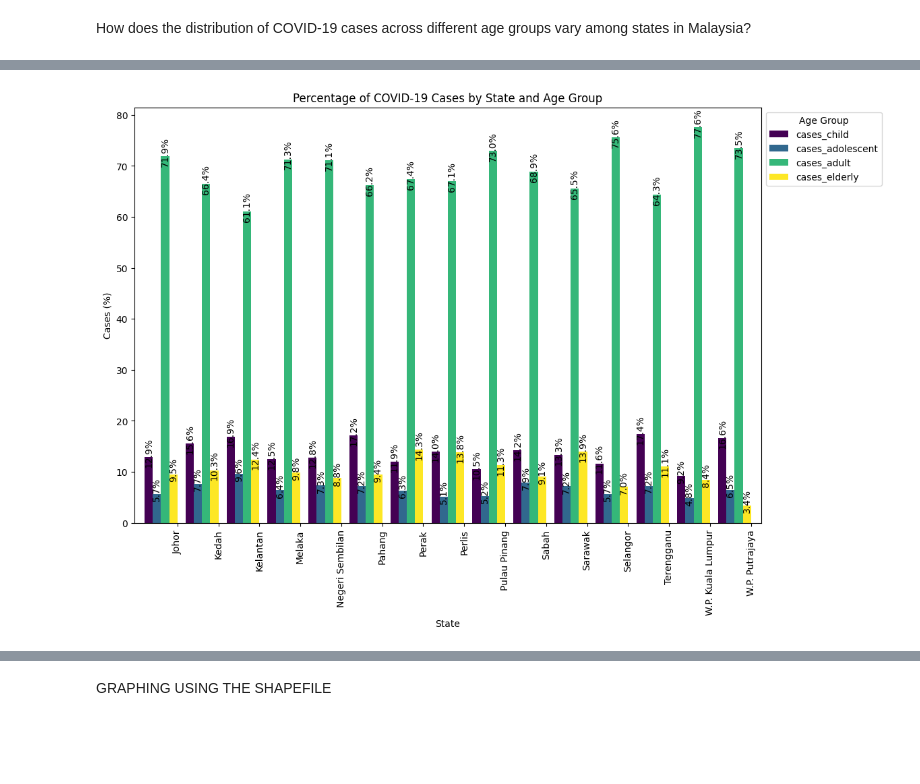
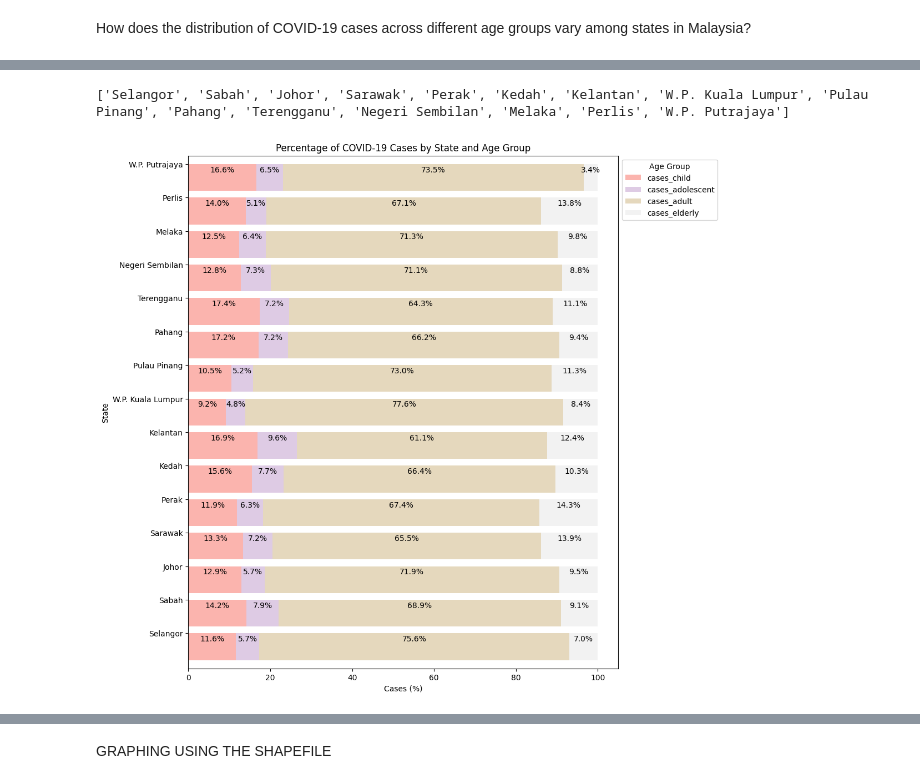
Before and after one commit to Fall23-DSCI-510/final-project-monabr4, a Jupyter notebook: results/graphing.ipynb, the cells around one changed output, grey strips where cells are left out. Saved outputs shown, nothing was run; the diff lists cells and outputs as text; code cells hidden in the pictures; blank space fills up the shorter version.

```diff
--- a/results/graphing.ipynb
+++ b/results/graphing.ipynb
@@ -33,5 +37,5 @@ FileNotFoundError: [Errno 2] No such file or directory: '/Users/mona/final-proje
 # %%
-csv_file_path = "/Users/mona/final-project-monabr4/data/final_covid_data.csv"
+csv_file_path = "/Users/mona/final-project-monabr4/data/processed/final_covid_data.csv"
 final_covid_data = pd.read_csv(csv_file_path)
 
 columns_to_sum = [
@@ -40,6 +44,4 @@ columns_to_sum = [
     'population', 'cases_new_per_capita', 'cases_recovered_per_capita', 'cases_active_per_capita'
 ]
 sum_by_state = final_covid_data.groupby('state')[columns_to_sum].sum()
-
-
 sum_by_state
@@ -59,24 +94,39 @@ How does the distribution of COVID-19 cases across different age groups vary amo
+# %%
+#Most Populated to Least Populates
+population_mode_by_state = final_covid_data.groupby('state')['population'].agg(lambda x: x.mode().iloc[0]).reset_index()
+ranked_states = population_mode_by_state.sort_values(by='population', ascending=False).reset_index(drop=True)
+desired_order = ranked_states['state'].tolist()
+print(desired_order)
+# %% [output]
+['Selangor', 'Sabah', 'Johor', 'Sarawak', 'Perak', 'Kedah', 'Kelantan', 'W.P. Kuala Lumpur', 'Pulau Pinang', 'Pahang', 'Terengganu', 'Negeri Sembilan', 'Melaka', 'Perlis', 'W.P. Putrajaya']
 # %%
 selected_columns = ['state', 'cases_child', 'cases_adolescent', 'cases_adult', 'cases_elderly']
 selected_df = final_covid_data[selected_columns]
 total_by_state = selected_df.groupby('state').sum()
 
+desired_state_order = ['Selangor', 'Sabah', 'Johor', 'Sarawak', 'Perak', 'Kedah', 'Kelantan', 'W.P. Kuala Lumpur', 'Pulau Pinang', 'Pahang', 'Terengganu', 'Negeri Sembilan', 'Melaka', 'Perlis', 'W.P. Putrajaya']
+
+total_by_state = total_by_state.reindex(desired_state_order)
+
+
 total_by_state_percentage = total_by_state.div(total_by_state.sum(axis=1), axis=0) * 100
 
 
-ax = total_by_state_percentage.plot(kind='bar', figsize=(12, 8), width=0.8, position=1, colormap='viridis', stacked=False)
+ax = total_by_state_percentage.plot(kind='barh', figsize=(10, 12), width=0.8, position=1, colormap='Pastel1', stacked=True)
+
 
 plt.title('Percentage of COVID-19 Cases by State and Age Group')
-plt.xlabel('State')
-plt.ylabel('Cases (%)')
+plt.xlabel('Cases (%)')
+plt.ylabel('State')
 plt.legend(title='Age Group', loc='upper left', bbox_to_anchor=(1, 1))
+
 
 for p in ax.patches:
     width, height = p.get_width(), p.get_height()
     x, y = p.get_xy()
-    ax.annotate(f'{height:.1f}%', (x + width / 2., y + height),
-                ha='center', va='center', xytext=(0, 5), textcoords='offset points', rotation=90)
+    ax.annotate(f'{width:.1f}%', (x + width / 2., y + height / 2.),
+                ha='center', va='center', xytext=(0, 10), textcoords='offset points')
 
-plt.show()
+plt.savefig('/Users/mona/final-project-monabr4/results/covid_percentage_by_state.png', bbox_inches='tight')
 # %% [output]
-[figure, old version]
+[figure, new version]
```
Also changed, not shown: parts of 16 cells of this notebook, 15 other files.
